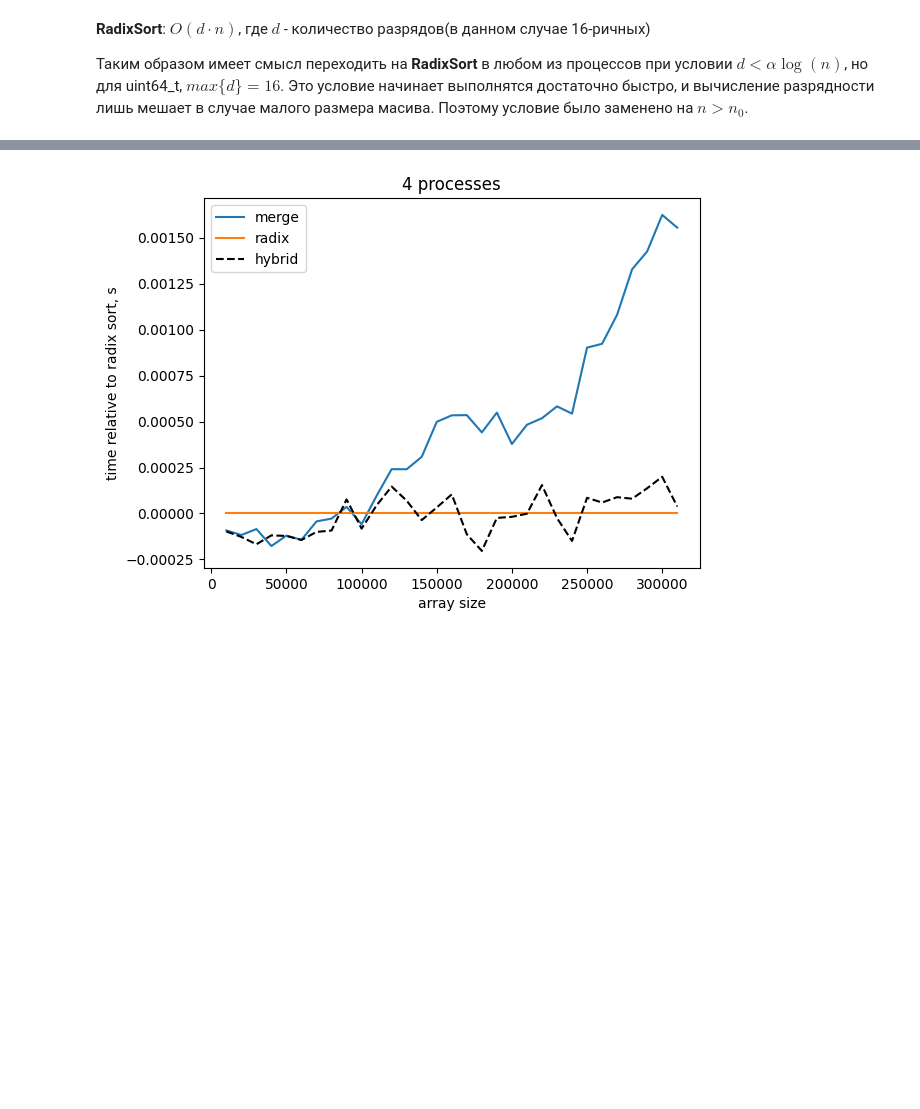
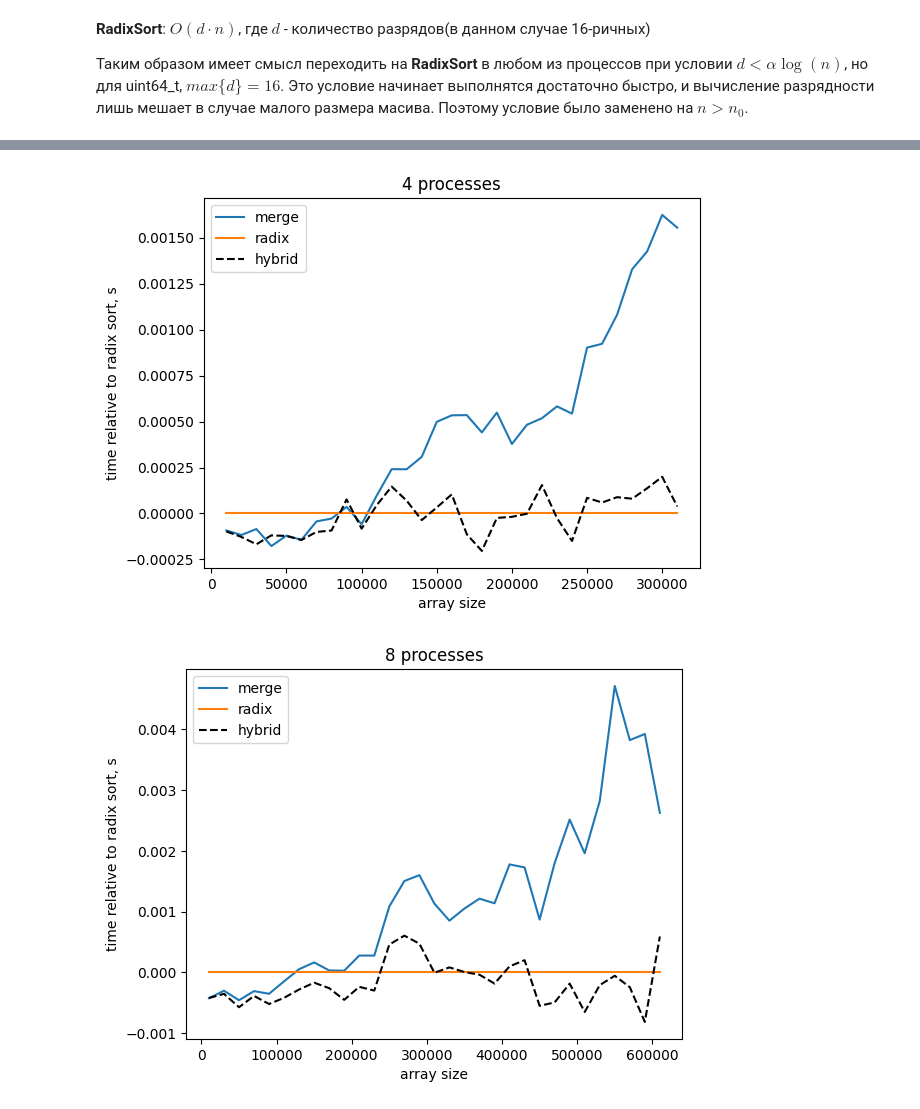
Before and after one commit to VoyakaGOD/parallel_programming, a Jupyter notebook: special_tasks/sorting/benchmarks.ipynb, the cells around one changed output, grey strips where cells are left out. Cells and saved outputs as stored; diff of their text form; code cells hidden in the pictures; blank space fills up the shorter version.

Commit message:
plot for 8 processes

```diff
--- a/special_tasks/sorting/benchmarks.ipynb
+++ b/special_tasks/sorting/benchmarks.ipynb
@@ -58,33 +58,59 @@ merge_sort_ts = [0.00165698, 0.0029403, 0.00445914, 0.00620261, 0.00765442, 0.00
                  0.0261348, 0.0273398, 0.0299072, 0.0305805, 0.0328962, 0.0344434]
 radix_sort_ts = [0.00174911, 0.00315161, 0.00467143, 0.0062569, 0.00763338, 0.00931001, 0.010659, 0.0124071,
                  0.0136835, 0.0157408, 0.0166729, 0.0185267, 0.0196572, 0.0216033, 0.0229677, 0.0246898,
                  0.0256621, 0.0277838, 0.0289771, 0.0308739, 0.0317677]
 hybrid_sort_ts = [0.00157737, 0.00289312, 0.00438101, 0.00610801, 0.00757694, 0.00928486, 0.0107503,
                   0.0123889, 0.013759, 0.0154879, 0.0169815, 0.0185603, 0.0197137, 0.0216329, 0.0226961,
                   0.0246971, 0.0257814, 0.0278368, 0.0290898, 0.031073, 0.0319773]
 
 def show_plots(processes : int):
     r_merge_sort_ts = [x - y for x,y in  zip(merge_sort_ts, radix_sort_ts)]
     r_hybrid_sort_ts = [x - y for x,y in  zip(hybrid_sort_ts, radix_sort_ts)]
     r_radix_sort_ts = [x - y for x,y in  zip(radix_sort_ts, radix_sort_ts)]
 
     plt.plot(ns, r_merge_sort_ts, label="merge")
     plt.plot(ns, r_radix_sort_ts, label="radix")
     plt.plot(ns, r_hybrid_sort_ts, "--", label="hybrid", color="black")
     plt.xlabel("array size")
     plt.ylabel("time relative to radix sort, s")
     plt.legend()
     plt.title(f"{processes} processes")
     plt.show()
 
 show_plots(2)
 
 ns = [1e4 * x for x in range(1, 32)]
-merge_sort_ts = [0.000912298, 0.00173249, 0.00263827, 0.00347426, 0.00436963, 0.00529589, 0.00626468, 0.00716935, 0.00806167, 0.00898858, 0.00994089, 0.0109182, 0.0117716, 0.0128307, 0.0138122, 0.0147591, 0.0157191, 0.0165947, 0.017498, 0.0182057, 0.0192295, 0.0201484, 0.0210902, 0.0220768, 0.0231259, 0.0240333, 0.025102, 0.0261555, 0.0271133, 0.0282387, 0.0290395]
-radix_sort_ts = [0.00100439, 0.00184952, 0.00272285, 0.00365129, 0.00448986, 0.00543912, 0.00630768, 0.00719708, 0.00802572, 0.00904699, 0.00984454, 0.0106773, 0.0115311, 0.0125228, 0.0133139, 0.0142254, 0.0151843, 0.0161539, 0.0169496, 0.017828, 0.0187471, 0.0196304, 0.0205079, 0.0215338, 0.0222242, 0.0231107, 0.0240213, 0.0248276, 0.0256885, 0.0266155, 0.0274854]
-hybrid_sort_ts = [0.000906829, 0.00172214, 0.00255539, 0.00353236, 0.0043677, 0.00529509, 0.00620753, 0.00710449, 0.00810234, 0.00896459, 0.00988885, 0.0108237, 0.0116007, 0.0124869, 0.0133465, 0.0143293, 0.0150714, 0.0159504, 0.0169255, 0.0178099, 0.0187457, 0.0197849, 0.0204829, 0.0213843, 0.0223094, 0.0231703, 0.02411, 0.0249079, 0.0258257, 0.026815, 0.0275234]
+merge_sort_ts = [0.000912298, 0.00173249, 0.00263827, 0.00347426, 0.00436963, 0.00529589, 0.00626468, 0.00716935,
+                 0.00806167, 0.00898858, 0.00994089, 0.0109182, 0.0117716, 0.0128307, 0.0138122, 0.0147591,
+                 0.0157191, 0.0165947, 0.017498, 0.0182057, 0.0192295, 0.0201484, 0.0210902, 0.0220768,
+                 0.0231259, 0.0240333, 0.025102, 0.0261555, 0.0271133, 0.0282387, 0.0290395]
+radix_sort_ts = [0.00100439, 0.00184952, 0.00272285, 0.00365129, 0.00448986, 0.00543912, 0.00630768, 0.00719708,
+                 0.00802572, 0.00904699, 0.00984454, 0.0106773, 0.0115311, 0.0125228, 0.0133139, 0.0142254,
+                 0.0151843, 0.0161539, 0.0169496, 0.017828, 0.0187471, 0.0196304, 0.0205079, 0.0215338, 0.0222242,
+                 0.0231107, 0.0240213, 0.0248276, 0.0256885, 0.0266155, 0.0274854]
+hybrid_sort_ts = [0.000906829, 0.00172214, 0.00255539, 0.00353236, 0.0043677, 0.00529509, 0.00620753, 0.00710449,
+                  0.00810234, 0.00896459, 0.00988885, 0.0108237, 0.0116007, 0.0124869, 0.0133465, 0.0143293,
+                  0.0150714, 0.0159504, 0.0169255, 0.0178099, 0.0187457, 0.0197849, 0.0204829, 0.0213843,
+                  0.0223094, 0.0231703, 0.02411, 0.0249079, 0.0258257, 0.026815, 0.0275234]
 
 show_plots(4)
+
+ns = [1e4 + 2e4 * x for x in range(31)]
+merge_sort_ts = [0.00165177, 0.00506424, 0.00839173, 0.0118715, 0.01527, 0.0187584, 0.0221314, 0.0257767, 0.0290638,
+                 0.0325461, 0.0360846, 0.0395126, 0.0434868, 0.0472384, 0.0509258, 0.0542834, 0.0572363, 0.0607354,
+                 0.0642722, 0.0677095, 0.0717155, 0.0752456, 0.0790017, 0.0825698, 0.0863544, 0.0898128, 0.0936075,
+                 0.0986263, 0.101816, 0.105584, 0.108385]
+radix_sort_ts = [0.00207722, 0.00536659, 0.00885042, 0.0121804, 0.0156229, 0.0189059, 0.0220792, 0.0256134, 0.0290326,
+                 0.0325191, 0.035808, 0.0392365, 0.0424028, 0.0457358, 0.0493261, 0.0531523, 0.0563857, 0.0596848,
+                 0.0630591, 0.0665733, 0.0699388, 0.0735193, 0.078133, 0.080771, 0.0838398, 0.0878527, 0.0907895,
+                 0.0939121, 0.0979939, 0.101661, 0.105759]
+hybrid_sort_ts = [0.00165425, 0.0050125, 0.00827644, 0.0117922, 0.0151015, 0.0184868, 0.0217971, 0.0254431, 0.0287718,
+                  0.0320664, 0.0355697, 0.0389363, 0.0428607, 0.0463394, 0.0497984, 0.0531455, 0.0564671, 0.0596901,
+                  0.0630196, 0.0663886, 0.0700374, 0.0737191, 0.0775816, 0.0802764, 0.0836547, 0.0872003, 0.0905797,
+                  0.0938555, 0.0977499, 0.100845, 0.106349]
+
+show_plots(8)
 # %% [output]
 [figure]
 [figure]
+[figure, added]
```
Also changed, not shown: 1 other file.
